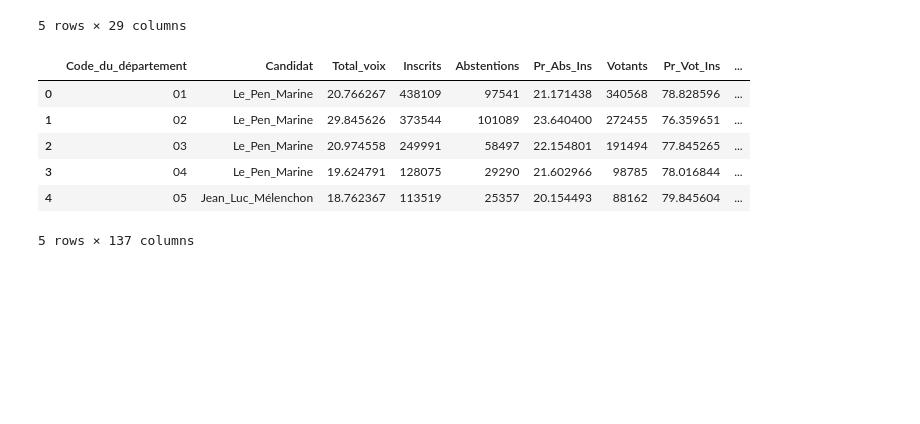
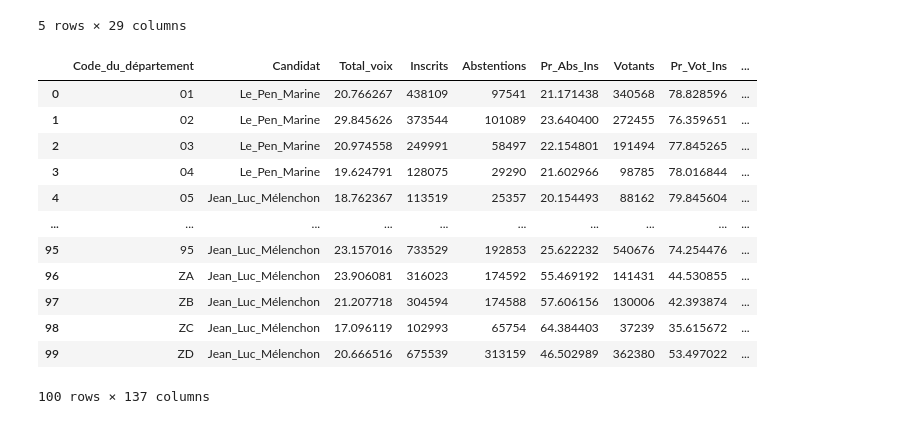
Before and after one commit to iliasNour/mspr_data, a Jupyter notebook: python_files/MSPR_Big_Data_et_Analyse_de_données_V2.ipynb, the cells around one changed output. Saved outputs shown, nothing was run; the diff lists cells and outputs as text; code cells hidden in the pictures; blank space fills up the shorter version.

Commit message:
nettoyage de donnees

```diff
--- a/python_files/MSPR_Big_Data_et_Analyse_de_données_V2.ipynb
+++ b/python_files/MSPR_Big_Data_et_Analyse_de_données_V2.ipynb
@@ -172,7 +172,7 @@ df_joint = pd.merge(df_joint, df_socioprofessionnelle, on='Code_du_département'
 # %%
 ## nettoyage data densité pop
 
-densite_population = r'C:\Users\fnour\Documents\Projet_data\DATA\Donnée_densité_population.xlsx'
+densite_population = r'C:/Users/Mehdi/OneDrive/Bureau/mspr_data/excel_files/Donnée_densité_population.xlsx'
 df_densite_population = pd.read_excel(densite_population)
 
 # rename code to Code_du_département dans densite_population_data_Frame
@@ -203,17 +203,18 @@ df_joint = pd.merge(df_joint, df_revenu_fiscal_moyen, on='Départements', how='l
 #age_sexe = r'C:\Users\fnour\Documents\Projet_data\DATA\donnee_age_sexe_2019.xlsx'
 #df_age_sexe = pd.read_excel(age_sexe)
 
-## cleanning
-df_age_sexe['REG'] = df_age_sexe['REG'].astype(str)
-
 ## add data age par sexe
 df_age_sexe.rename(columns={'DEP': 'Code_du_département'}, inplace=True)
 
+
+## cleanning
+df_age_sexe['Code_du_département'] = df_age_sexe['Code_du_département'].astype(str)
+
 # jointure entre df_revenu_fiscal_moyen et df_joint sur la colonne 'Code_du_département'
 df_joint = pd.merge(df_joint, df_age_sexe, on='Code_du_département', how='left')
 # %%
 ## add data sécurité
-df_securite_geographique = pd.read_csv('C:/Users/fnour/Documents/Projet_data/DATA/donnee_securite_geographie.csv', sep = ';', encoding = 'latin1')
+df_securite_geographique = pd.read_csv('C:/Users/Mehdi/OneDrive/Bureau/mspr_data/excel_files/donnee_securite_geographie.csv', sep = ';', encoding = 'latin1')
 
 ## cleaning
 df_securite_geographique.columns = ['classe', 'annee', 'Code_du_département', 'Code_region',
@@ -244,13 +245,19 @@ df_2022 = pivot_df[pivot_df['annee'] == 22]
 # jointure
 df_joint = pd.merge(df_joint, df_2022, on='Code_du_département', how='left')
 # %%
-df_joint.head()
+df_joint.head(100)
 # %% [output]
 |  | Code_du_département | Candidat | Total_voix | Inscrits | Abstentions | Pr_Abs_Ins | Votants | Pr_Vot_Ins | ... |
 | 0 | 01 | Le_Pen_Marine | 20.766267 | 438109 | 97541 | 21.171438 | 340568 | 78.828596 | ... |
 | 1 | 02 | Le_Pen_Marine | 29.845626 | 373544 | 101089 | 23.640400 | 272455 | 76.359651 | ... |
 | 2 | 03 | Le_Pen_Marine | 20.974558 | 249991 | 58497 | 22.154801 | 191494 | 77.845265 | ... |
 | 3 | 04 | Le_Pen_Marine | 19.624791 | 128075 | 29290 | 21.602966 | 98785 | 78.016844 | ... |
 | 4 | 05 | Jean_Luc_Mélenchon | 18.762367 | 113519 | 25357 | 20.154493 | 88162 | 79.845604 | ... |
+| ... | ... | ... | ... | ... | ... | ... | ... | ... | ... |
+| 95 | 95 | Jean_Luc_Mélenchon | 23.157016 | 733529 | 192853 | 25.622232 | 540676 | 74.254476 | ... |
+| 96 | ZA | Jean_Luc_Mélenchon | 23.906081 | 316023 | 174592 | 55.469192 | 141431 | 44.530855 | ... |
+| 97 | ZB | Jean_Luc_Mélenchon | 21.207718 | 304594 | 174588 | 57.606156 | 130006 | 42.393874 | ... |
+| 98 | ZC | Jean_Luc_Mélenchon | 17.096119 | 102993 | 65754 | 64.384403 | 37239 | 35.615672 | ... |
+| 99 | ZD | Jean_Luc_Mélenchon | 20.666516 | 675539 | 313159 | 46.502989 | 362380 | 53.497022 | ... |
-5 rows × 137 columns
+100 rows × 137 columns
 # %%
```
Also changed, not shown: parts of 3 cells of this notebook, 5 other files.
